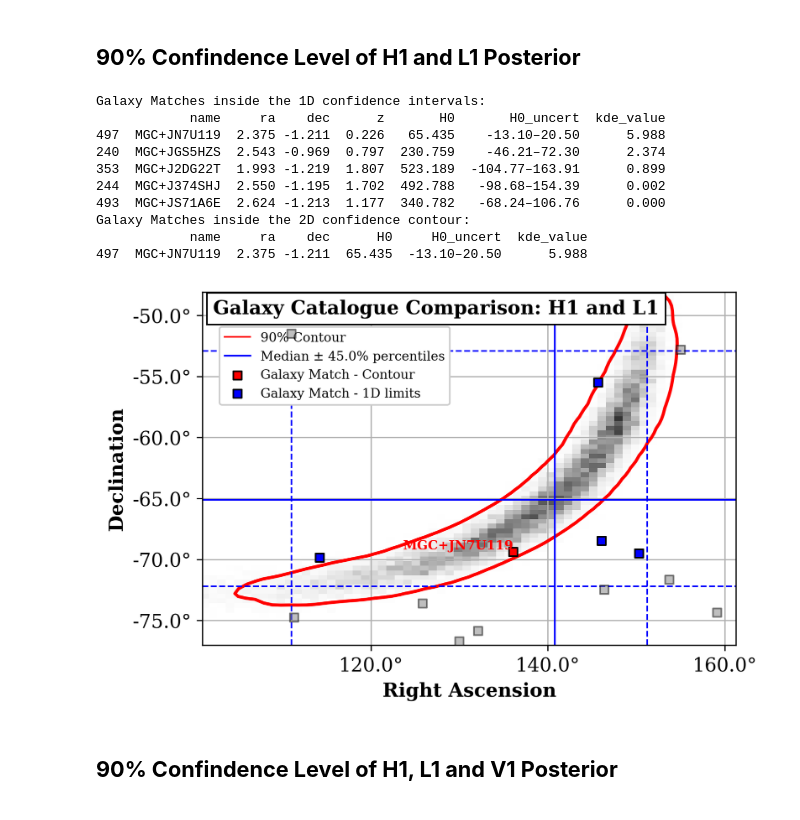
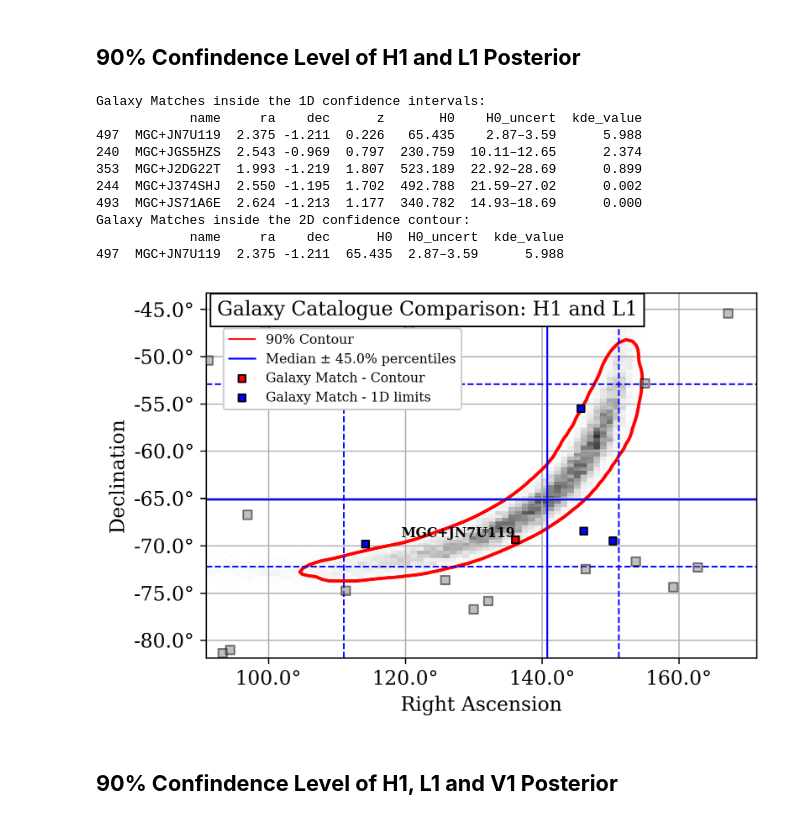
Before and after one commit to JacobTutt/Grav_Waves_Cosmology, a Jupyter notebook: notebooks/2_Cosmology.ipynb, the cells around one changed output. Cells and saved outputs as stored; diff of their text form; code cells hidden in the pictures.

Commit message:
Finalise Graphs

```diff
--- a/notebooks/2_Cosmology.ipynb
+++ b/notebooks/2_Cosmology.ipynb
@@ -76,23 +132,23 @@ def catalog_analysis(samples, catalog, confidence_level=0.9, title = 'Galaxy Cat
 
     # ======= Hubble constant =======
     # Determine the Dl Median Values and the Uncertainty (in GPc)
-    dl_median = np.median(dl_samples) * 1000
-    dl_lower = np.percentile(dl_samples, 0.16) * 1000
-    dl_upper = np.percentile(dl_samples, 0.84) * 1000
     speed_of_light = 299792.458  # km/s
 
-    # For all z in the catalog, calculate the Hubble constant
-    catalog['H0'] = speed_of_light * catalog['z'] /  dl_median
-    HO_lower = catalog['H0'] - (speed_of_light * catalog['z'] / dl_upper)
-    HO_upper = (speed_of_light * catalog['z']) / dl_lower - catalog['H0']
-    catalog['H0_uncert'] = [f"{low:.2f}–{high:.2f}" for low, high in zip(HO_lower, HO_upper)]
+    H0_medians = []
+    H0_lowers = []
+    H0_uppers = []
 
+    for z in catalog['z']:
+        H0 = speed_of_light * z / (dl_samples *1000) # Convert Gpc to Mpc
+        H0_medians.append(np.median(H0))
+        H0_lowers.append(np.median(H0)- np.percentile(H0, 16))
+        H0_uppers.append(np.percentile(H0, 84) - np.median(H0))
 
+    catalog['H0'] = H0_medians
+    catalog['H0_uncert'] = [f"{low:.2f}–{high:.2f}" for low, high in zip(H0_lowers, H0_uppers)]
     ## ======= 1D confidence intervals =======
 
     # Find the 1D confidence intervals for RA and Dec
-    ra_median = np.median(ra_samples)
-    dec_median = np.median(dec_samples)
     ra_lower = np.percentile(ra_samples, (1 - confidence_level) * 100 / 2)
     ra_upper = np.percentile(ra_samples, (1 + confidence_level) * 100 / 2)
     dec_lower = np.percentile(dec_samples, (1 - confidence_level) * 100 / 2)
@@ -196,8 +252,8 @@ def catalog_analysis(samples, catalog, confidence_level=0.9, title = 'Galaxy Cat
     contour = ax.contour(X, Y, kde_grid_values, levels=[density_threshold], colors=colors[0], linewidths=2)
     contour_proxy = Line2D([], [], color=colors[0], linewidth=1, label=f'{confidence_level*100:.0f}% Contour')
 
-    ax.set_xlabel("Right Ascension", fontsize=12, weight="bold")
-    ax.set_ylabel("Declination", fontsize=12, weight="bold")
+    ax.set_xlabel("Right Ascension", fontsize=12)
+    ax.set_ylabel("Declination", fontsize=12)
     ax.grid(True)
 
     # Median lines for RA and Dec
@@ -212,25 +268,26 @@ def catalog_analysis(samples, catalog, confidence_level=0.9, title = 'Galaxy Cat
 
     # Plot catalog points
     # Plot catalog matches (and non matches)
-    ax.scatter(catalog_2d['ra'], catalog_2d['dec'], color=colors[0], edgecolor='black', label=f'Galaxy Match - Contour', s=30, marker='s', zorder=10)
-    ax.scatter(filtered_catalog['ra'], filtered_catalog['dec'], color=colors[1], edgecolor='black', label=f'Galaxy Match - 1D limits', s=30, marker='s', zorder=11)
+    ax.scatter(catalog_2d['ra'], catalog_2d['dec'], color=colors[0], edgecolor='black', label=f'Galaxy Match - Contour', s=20, marker='s', zorder=10)
+    ax.scatter(filtered_catalog['ra'], filtered_catalog['dec'], color=colors[1], edgecolor='black', label=f'Galaxy Match - 1D limits', s=20, marker='s', zorder=11)
     ax.scatter(catalog_full['ra'], catalog_full['dec'], color='grey', edgecolor='black', alpha=0.5, s=30, marker='s', zorder=9)
 
     # Label those countour matches by name with text
     for i, row in catalog_2d.iterrows():
-        ax.text(row['ra'], row['dec'], row['name'], fontsize=8, ha='right', va='bottom', color=colors[0], weight="bold", zorder=12)
+        ax.text(row['ra'], row['dec'], row['name'], fontsize=8, ha='right', va='bottom', color='black', weight="bold", zorder=12)
 
     handles, labels = ax.get_legend_handles_labels()
     handles = [contour_proxy] + handles
     labels = [contour_proxy.get_label()] + labels
-    ax.legend(handles=handles, labels=labels,
+    legend = ax.legend(handles=handles, labels=labels,
           loc='upper left', bbox_to_anchor=(0.02, 0.92), fontsize=8, framealpha=1)
+    legend.set_zorder(15)  #
 
     ax.text(0.02, 0.98, title,
             transform=ax.transAxes,
-            fontsize=12, fontweight='bold',
+            fontsize=12,
             ha='left', va='top',
-            bbox=dict(facecolor='white', edgecolor='black'))
+            bbox=dict(facecolor='white', edgecolor='black'), zorder=13)
 
 
     # Add degree symbols to marginal plots
@@ -240,27 +297,27 @@ def catalog_analysis(samples, catalog, confidence_level=0.9, title = 'Galaxy Cat
     ax.set_yticklabels([f"{tick:.1f}°" for tick in ax.get_yticks()])
 
 
-    ax.set_xlim(ra_lower - 0.25*(ra_upper - ra_lower), ra_upper + 0.25*(ra_upper - ra_lower))
-    ax.set_ylim(dec_lower - 0.25*(dec_upper - dec_lower), dec_upper + 0.25*(dec_upper - dec_lower))
+    ax.set_xlim(ra_lower - 0.5*(ra_upper - ra_lower), ra_upper + 0.5*(ra_upper - ra_lower))
+    ax.set_ylim(dec_lower - 0.5*(dec_upper - dec_lower), dec_upper + 0.5*(dec_upper - dec_lower))
 
     plt.show()
-    return None
+    return catalog_2d
 # %% [markdown]
 ## **90% Confindence Level of H1 and L1 Posterior**
 # %%
-catalog_analysis(H1_L1_samples, galaxy_catalog, confidence_level=0.9)
+filtered_catalog_2detector = catalog_analysis(H1_L1_samples, galaxy_catalog, confidence_level=0.9)
 # %% [output]
 Galaxy Matches inside the 1D confidence intervals:
-            name     ra    dec      z       H0       H0_uncert  kde_value
-497  MGC+JN7U119  2.375 -1.211  0.226   65.435    -13.10–20.50      5.988
-240  MGC+JGS5HZS  2.543 -0.969  0.797  230.759    -46.21–72.30      2.374
-353  MGC+J2DG22T  1.993 -1.219  1.807  523.189  -104.77–163.91      0.899
-244  MGC+J374SHJ  2.550 -1.195  1.702  492.788   -98.68–154.39      0.002
-493  MGC+JS71A6E  2.624 -1.213  1.177  340.782   -68.24–106.76      0.000
+            name     ra    dec      z       H0    H0_uncert  kde_value
+497  MGC+JN7U119  2.375 -1.211  0.226   65.435    2.87–3.59      5.988
+240  MGC+JGS5HZS  2.543 -0.969  0.797  230.759  10.11–12.65      2.374
+353  MGC+J2DG22T  1.993 -1.219  1.807  523.189  22.92–28.69      0.899
+244  MGC+J374SHJ  2.550 -1.195  1.702  492.788  21.59–27.02      0.002
+493  MGC+JS71A6E  2.624 -1.213  1.177  340.782  14.93–18.69      0.000
 Galaxy Matches inside the 2D confidence contour:
-            name     ra    dec      H0     H0_uncert  kde_value
-497  MGC+JN7U119  2.375 -1.211  65.435  -13.10–20.50      5.988
+            name     ra    dec      H0  H0_uncert  kde_value
+497  MGC+JN7U119  2.375 -1.211  65.435  2.87–3.59      5.988
-[figure, old version]
+[figure, new version]
 # %% [markdown]
 ## **90% Confindence Level of H1, L1 and V1 Posterior**
 # %%
```
Also changed, not shown: parts of 6 cells of this notebook.
